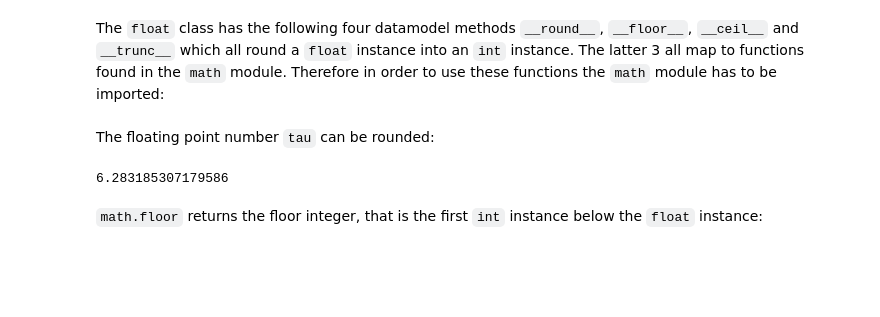
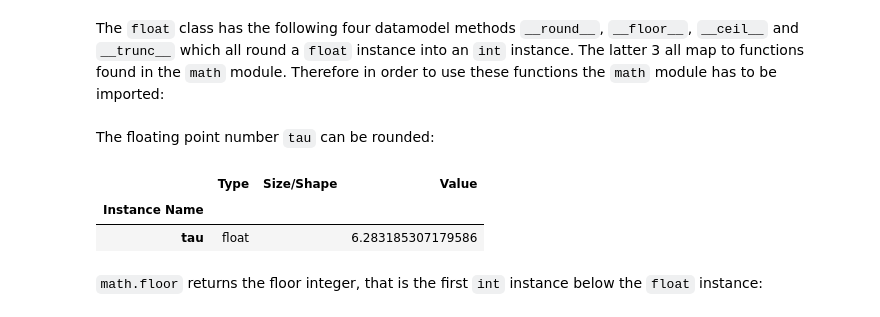
Before and after one commit to PhilipYip1988/python-notebooks, a Jupyter notebook: builtins_module_float/notebook.ipynb, the cells around one changed output. Saved outputs shown, nothing was run; the diff lists cells and outputs as text; code cells hidden in the pictures; blank space fills up the shorter version.

````diff
--- a/builtins_module_float/notebook.ipynb
+++ b/builtins_module_float/notebook.ipynb
@@ -624,10 +608,12 @@ import math
 The floating point number ```tau``` can be rounded:
 # %%
 from math import tau
-# %%
-tau
-# %% [output]
-6.283185307179586
+# %%
+variables().loc[['tau']]
+# %% [output]
+|  | Type | Size/Shape | Value |
+| Instance Name |  |  |  |
+| tau | float |  | 6.283185307179586 |
 # %% [markdown]
 ```math.floor``` returns the floor integer, that is the first ```int``` instance below the ```float``` instance:
 # %%
````
Also changed, not shown: parts of 84 cells of this notebook, 4 other files.
